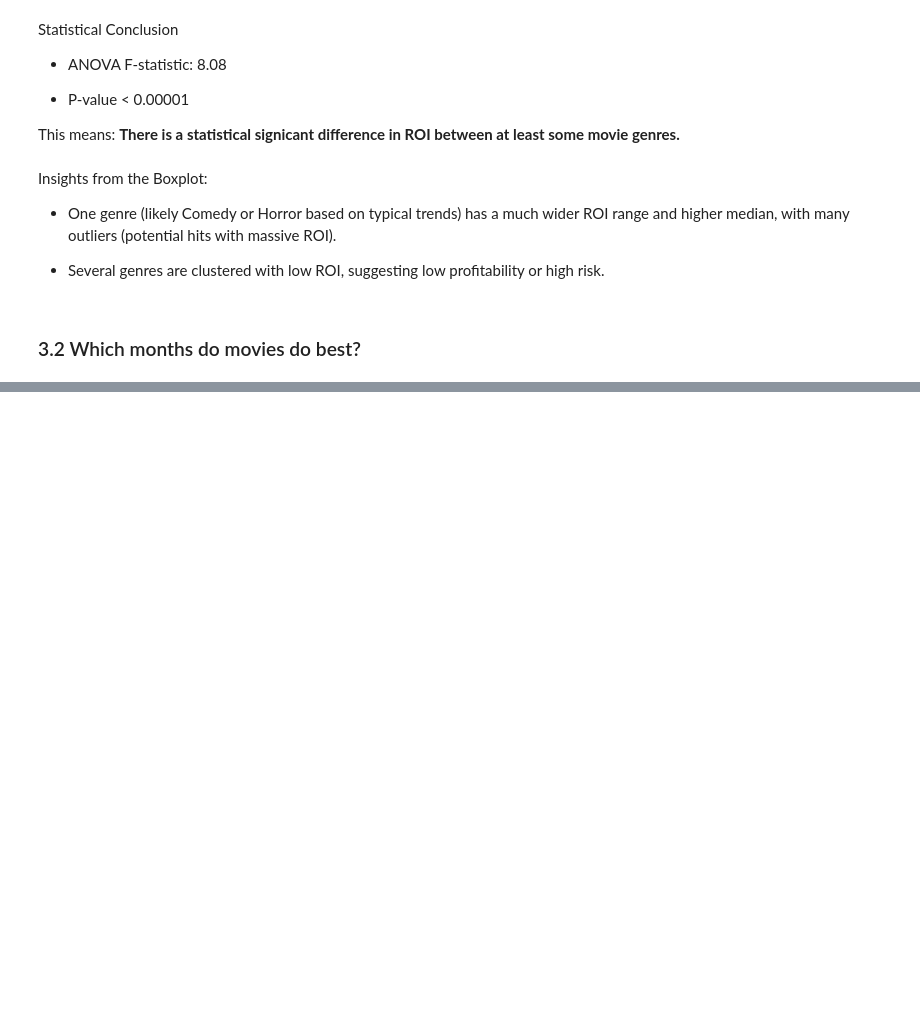
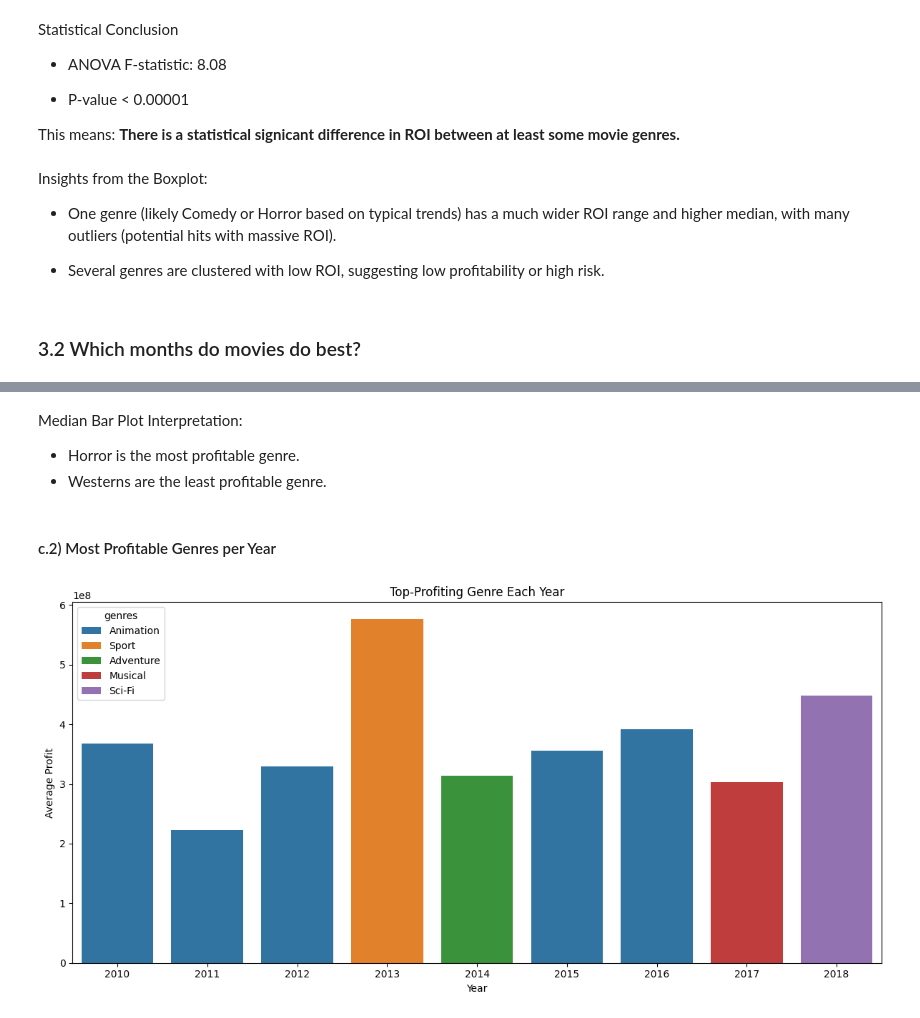
Before and after one commit to tingly-amua/Box-Office-Movie-Analysis, a Jupyter notebook: project.ipynb, the cells around one changed output, grey strips where cells are left out. Saved outputs shown, nothing was run; the diff lists cells and outputs as text; code cells hidden in the pictures; blank space fills up the shorter version.

```diff
--- a/project.ipynb
+++ b/project.ipynb
@@ -536,0 +546,3 @@ plt.show()
+# %%
+# Profit calculation
+full_df['profit'] = (full_df['worldwide_gross'] - full_df['production_budget'])
@@ -536,0 +680,27 @@ plt.show()
+# %% [markdown]
+Median Bar Plot Interpretation:
+* Horror is the most profitable genre.
+* Westerns are the least profitable genre.
+# %% [markdown]
+#### c.2) Most Profitable Genres per Year
+# %%
+#compute most profitable genre per year
+top_genres_per_year = full_df_exploded.groupby(['year', 'genres'])['profit'].mean().reset_index()
+top_by_year = top_genres_per_year.loc[top_genres_per_year.groupby('year')['profit'].idxmax()]
+
+# Sort by year to align bars and labels correctly
+top_by_year = top_by_year.sort_values('year')
+
+plt.figure(figsize=(12, 6))
+ax = sns.barplot(data=top_by_year, x='year', y='profit', hue='genres', dodge=False)
+# Rotate labels and ensure alignment
+ax.set_xticks(range(len(top_by_year)))
+ax.set_xticklabels(top_by_year['year'].astype(str))
+
+plt.title('Top-Profiting Genre Each Year')
+plt.ylabel('Average Profit')
+plt.xlabel('Year')
+plt.tight_layout()
+plt.show()
+# %% [output]
+[figure, added]
```
Also changed, not shown: parts of 28 cells of this notebook.
